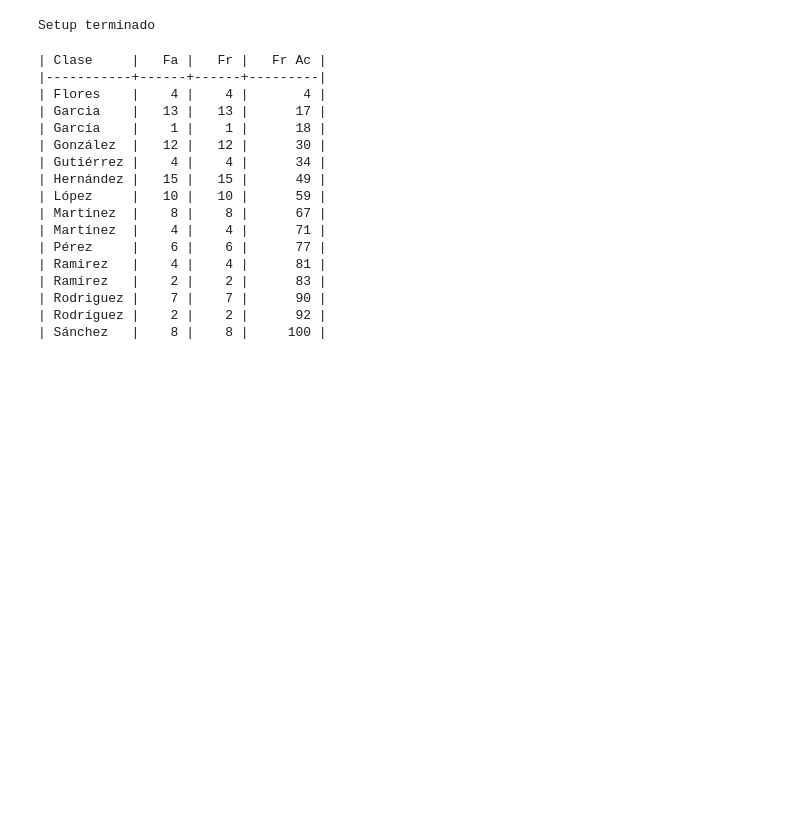
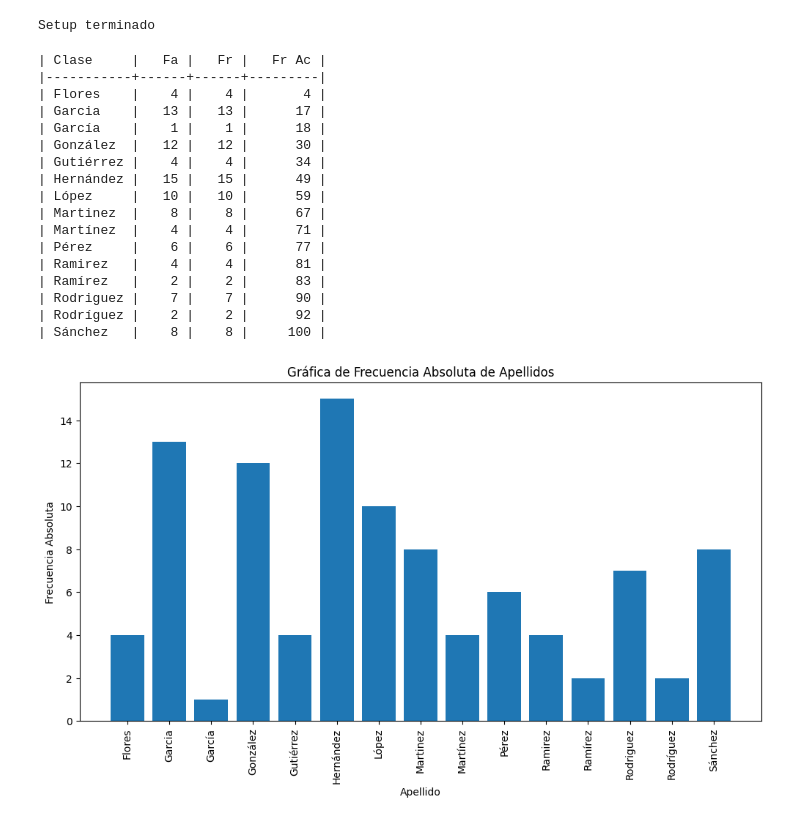
Before and after one commit to JeanPaulVidal/JPVCVerano2024T1, a Jupyter notebook: GeneralTest.ipynb, the cells around one changed output. Drawn from its saved outputs; the diff is of its cells as text; code cells hidden in the pictures; blank space fills up the shorter version.

```diff
--- a/GeneralTest.ipynb
+++ b/GeneralTest.ipynb
@@ -32,30 +32,49 @@ frs = ed.frecRel(fabs_sorted)
 facumuladas = iv.calcular_frecuencia_acumulada(frs)
 
 
 # Imprimir tabla
 def printTable(encabezados, contenido):
     from tabulate import tabulate
     if(len(encabezados) == len(contenido)):
         data = list(zip(*contenido))
         table = tabulate(data, headers=encabezados, tablefmt="orgtbl")
         print(table)
 
 printTable(["Clase", "Fa", "Fr", "Fr Ac"], [clases_sorted, fabs_sorted, frs, facumuladas])
+
+
+# Calcular la frecuencia absoluta de cada apellido
+frecuencias = {}
+for apellido in datos:
+    if apellido in frecuencias:
+        frecuencias[apellido] += 1
+    else:
+        frecuencias[apellido] = 1
+# Crear la gráfica de barras
+plt.figure(figsize=(12, 6))
+plt.bar(clases_sorted, fabs_sorted)
+plt.xticks(rotation=90)
+plt.xlabel('Apellido')
+plt.ylabel('Frecuencia Absoluta')
+plt.title('Gráfica de Frecuencia Absoluta de Apellidos')
+plt.show()
+print("La grafica presenta que apellidos se repiten mas")
 # %% [output]
 | Clase     |   Fa |   Fr |   Fr Ac |
 |-----------+------+------+---------|
 | Flores    |    4 |    4 |       4 |
 | Garcia    |   13 |   13 |      17 |
 | García    |    1 |    1 |      18 |
 | González  |   12 |   12 |      30 |
 | Gutiérrez |    4 |    4 |      34 |
 | Hernández |   15 |   15 |      49 |
 | López     |   10 |   10 |      59 |
 | Martinez  |    8 |    8 |      67 |
 | Martínez  |    4 |    4 |      71 |
 | Pérez     |    6 |    6 |      77 |
 | Ramirez   |    4 |    4 |      81 |
 | Ramírez   |    2 |    2 |      83 |
 | Rodriguez |    7 |    7 |      90 |
 | Rodríguez |    2 |    2 |      92 |
 | Sánchez   |    8 |    8 |     100 |
+[figure, added]
```
